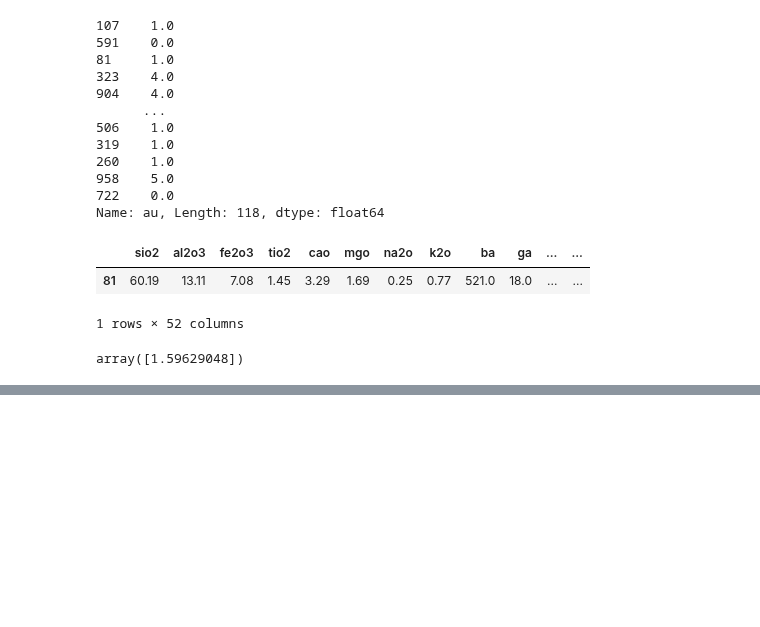
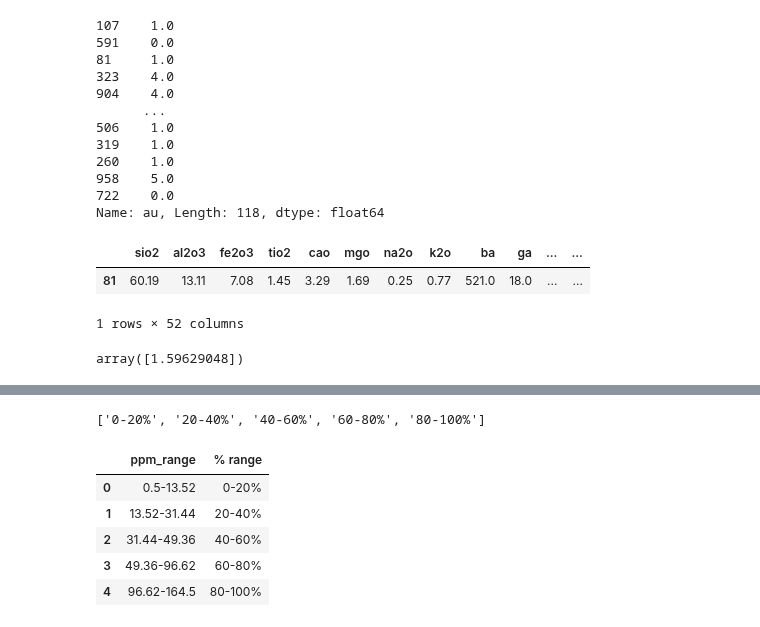
Before and after one commit to Ashish-Sasna/CMT-GSC-AI, a Jupyter notebook: Kodangal-Concentration prediction-copper.ipynb, the cells around one changed output, grey strips where cells are left out. Cells and saved outputs as stored; diff of their text form; code cells hidden in the pictures; blank space fills up the shorter version.

```diff
--- a/Kodangal-Concentration prediction-copper.ipynb
+++ b/Kodangal-Concentration prediction-copper.ipynb
@@ -811,0 +861,5 @@ array([1.59629048])
+# %%
+elem_outl_df.drop('cd', axis=1, inplace=True)
+# %%
+target = elem_outl_df['cu']
+target
@@ -811,0 +879,36 @@ array([1.59629048])
+# %%
+percentiles = np.linspace(0, 100, 6)
+bin_edges = np.percentile(target, percentiles)
+
+bin_labels = [f"{int(percentiles[i])}-{int(percentiles[i+1])}%" for i in range(len(percentiles) - 1)]
+
+bin_indices = np.digitize(target, bin_edges, right=True)
+
+bin_indices = np.clip(bin_indices - 1, 0, len(bin_labels) - 1)
+
+targ_cu = [bin_labels[i] for i in bin_indices]
+# %%
+targ_cat = list(set(targ_cu))
+def extract_lower_bound(range_str):
+    # Extract the first number using regular expressions
+    return int(re.findall(r'\d+', range_str)[0])
+
+targ_cat = sorted(targ_cat, key=extract_lower_bound)
+targ_cat
+# %% [output]
+['0-20%', '20-40%', '40-60%', '60-80%', '80-100%']
+# %%
+bins_range = [f'{np.round(bin_edges[i], 2)}-{np.round(bin_edges[i+1], 2)}' for i in range(len(bin_edges)-1)]
+
+ppm_conc_cu = pd.DataFrame({
+    'ppm_range' : bins_range,
+    '% range' : targ_cat
+})
+ppm_conc_cu
+# %% [output]
+|  | ppm_range | % range |
+| 0 | 0.5-13.52 | 0-20% |
+| 1 | 13.52-31.44 | 20-40% |
+| 2 | 31.44-49.36 | 40-60% |
+| 3 | 49.36-96.62 | 60-80% |
+| 4 | 96.62-164.5 | 80-100% |
```
Also changed, not shown: parts of 24 cells of this notebook.
